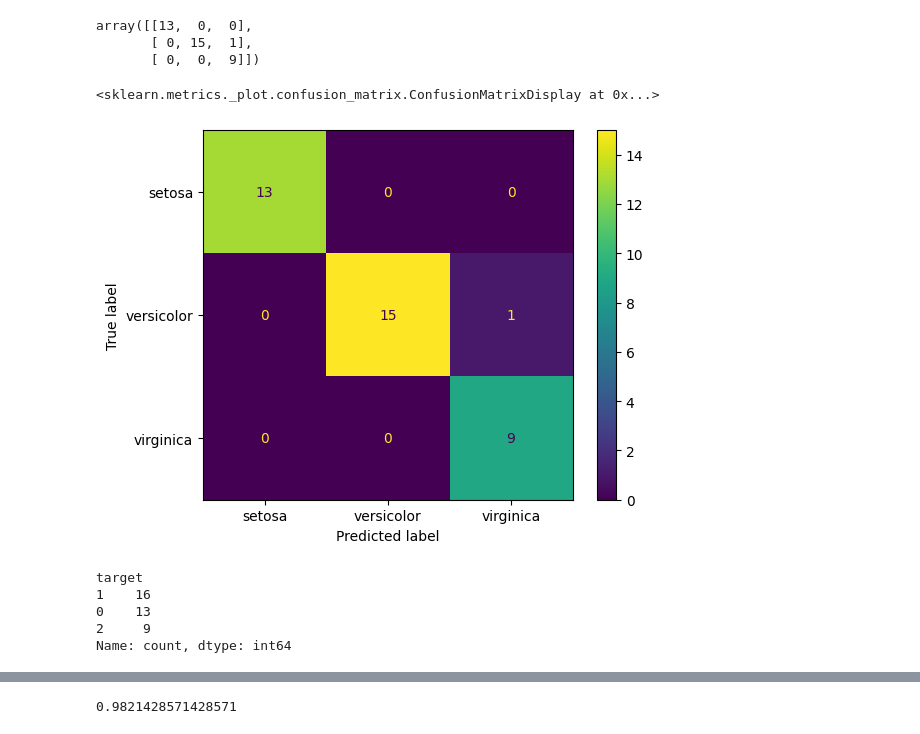
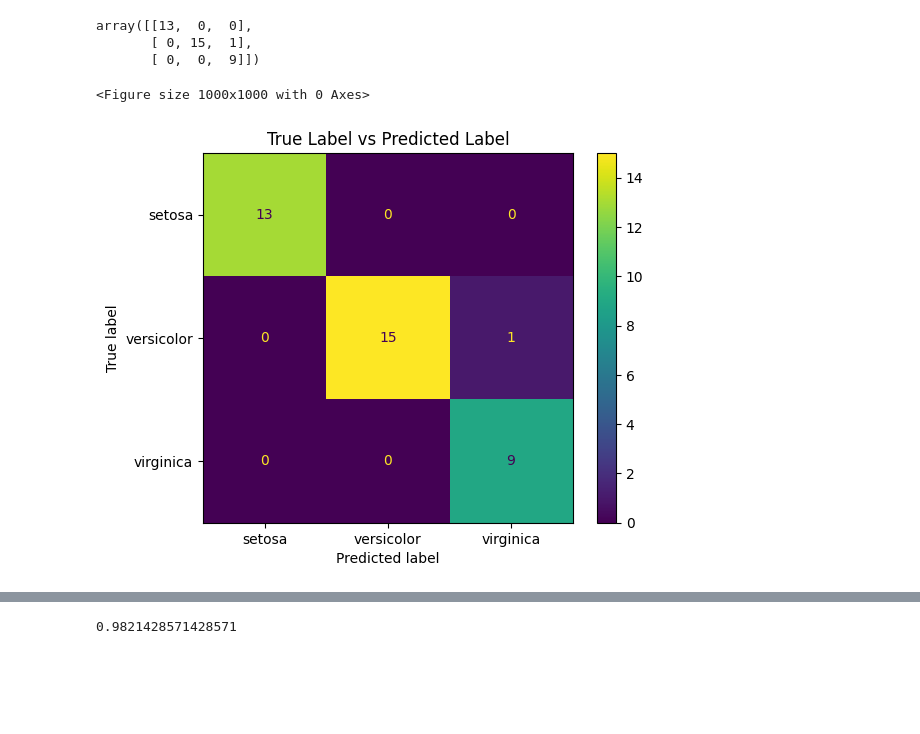
Before and after one commit to Octo-Data-Scientist/Machine-Learning-Projects, a Jupyter notebook: iris.ipynb, the cells around one changed output, grey strips where cells are left out. Drawn from its saved outputs; the diff is of its cells as text; code cells hidden in the pictures; blank space fills up the shorter version.

```diff
--- a/iris.ipynb
+++ b/iris.ipynb
@@ -30,5 +33,6 @@ data
  'filename': 'iris.csv',
  'data_module': 'sklearn.datasets.data'}
 # %%
-iris = pd.DataFrame(data["data"], columns = data["feature_names"])
+# converting data to a dataframe
+iris = pd.DataFrame(data.data, columns = data.feature_names)
 # %%
@@ -41,5 +46,6 @@ iris.head()
 | 3 | 4.6 | 3.1 | 1.5 | 0.2 |
 | 4 | 5.0 | 3.6 | 1.4 | 0.2 |
 # %%
-iris["target"] = data["target"]
+# Creating a new feature to the dataframe
+iris["target"] = data.target
 # %%
@@ -189,15 +224,10 @@ array([[13,  0,  0],
        [ 0, 15,  1],
        [ 0,  0,  9]])
 # %%
+plt.figure(figsize = (10,10))
 ConfusionMatrixDisplay(confusion_matrix(n_test, pred), display_labels = data.target_names).plot()
+plt.title("True Label vs Predicted Label")
+plt.show()
 # %% [output]
-<sklearn.metrics._plot.confusion_matrix.ConfusionMatrixDisplay at 0x...>
+<Figure size 1000x1000 with 0 Axes>
-[figure, old version]
+[figure, new version]
-# %%
-n_test.value_counts()
-# %% [output]
-target
-1    16
-0    13
-2     9
-Name: count, dtype: int64
```
Also changed, not shown: parts of 29 cells of this notebook.
